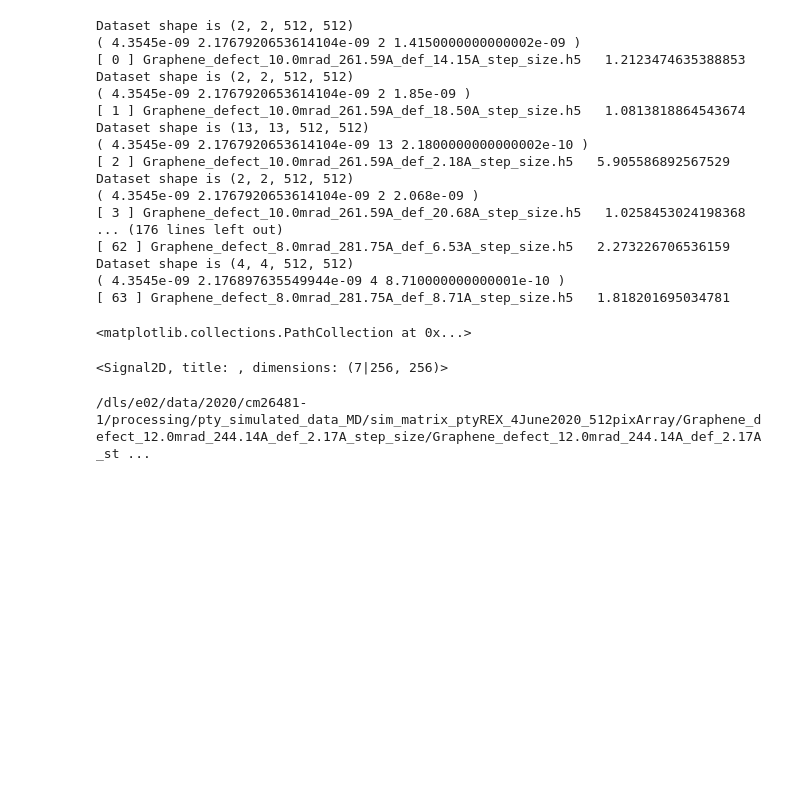
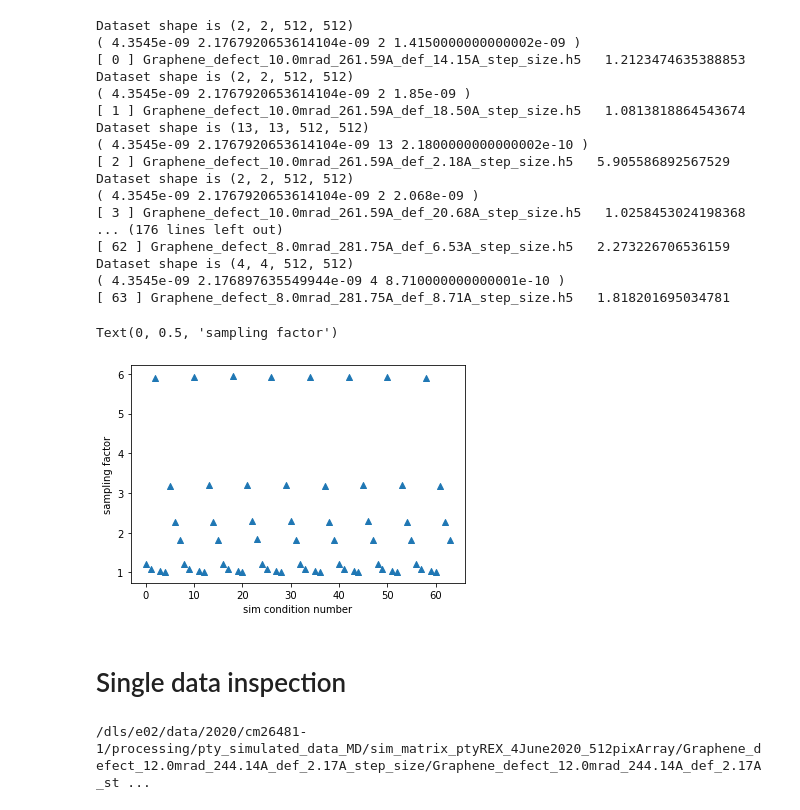
Before and after one commit to CDScattering/Staff-notebooks, a Jupyter notebook: ptyREX_sim_matrix/2_inspect_sim_data.ipynb, the cells around one changed output. Saved outputs shown, nothing was run; the diff lists cells and outputs as text; code cells hidden in the pictures; blank space fills up the shorter version.

```diff
--- a/ptyREX_sim_matrix/2_inspect_sim_data.ipynb
+++ b/ptyREX_sim_matrix/2_inspect_sim_data.ipynb
@@ -150,7 +175,9 @@ Dataset shape is (4, 4, 512, 512)
 # %%
 import matplotlib.pyplot as plt
 plt.figure()
-# plt.scatter(np.arange(len(sampling_factors_def)),sampling_factors_foc, marker='o', label='focussed')
 plt.scatter(np.arange(len(sampling_factors)),sampling_factors, marker='^')
+plt.xlabel('sim condition number')
+plt.ylabel('sampling factor')
 # %% [output]
-<matplotlib.collections.PathCollection at 0x...>
+Text(0, 0.5, 'sampling factor')
+[figure, added]
@@ -160,4 +183,0 @@ probes.plot()
-# %%
-probes
-# %% [output]
-<Signal2D, title: , dimensions: (7|256, 256)>
@@ -179,3 +184,6 @@ for i, ax in enumerate(axs.ravel()):
+# %% [markdown]
+<a id='single'></a>
+# Single data inspection
 # %%
 f = sim_paths[10]
 print(f)
```
Also changed, not shown: parts of 22 cells of this notebook, 8 other files.
